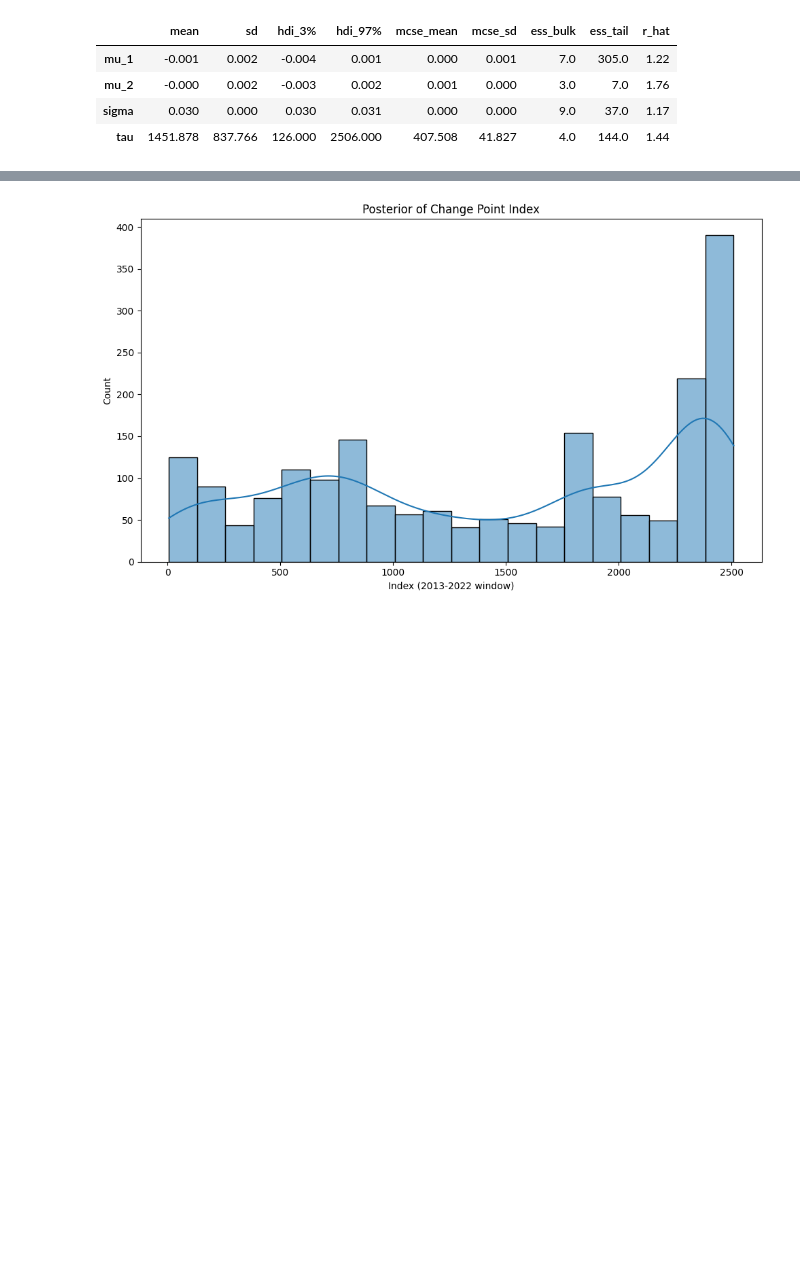
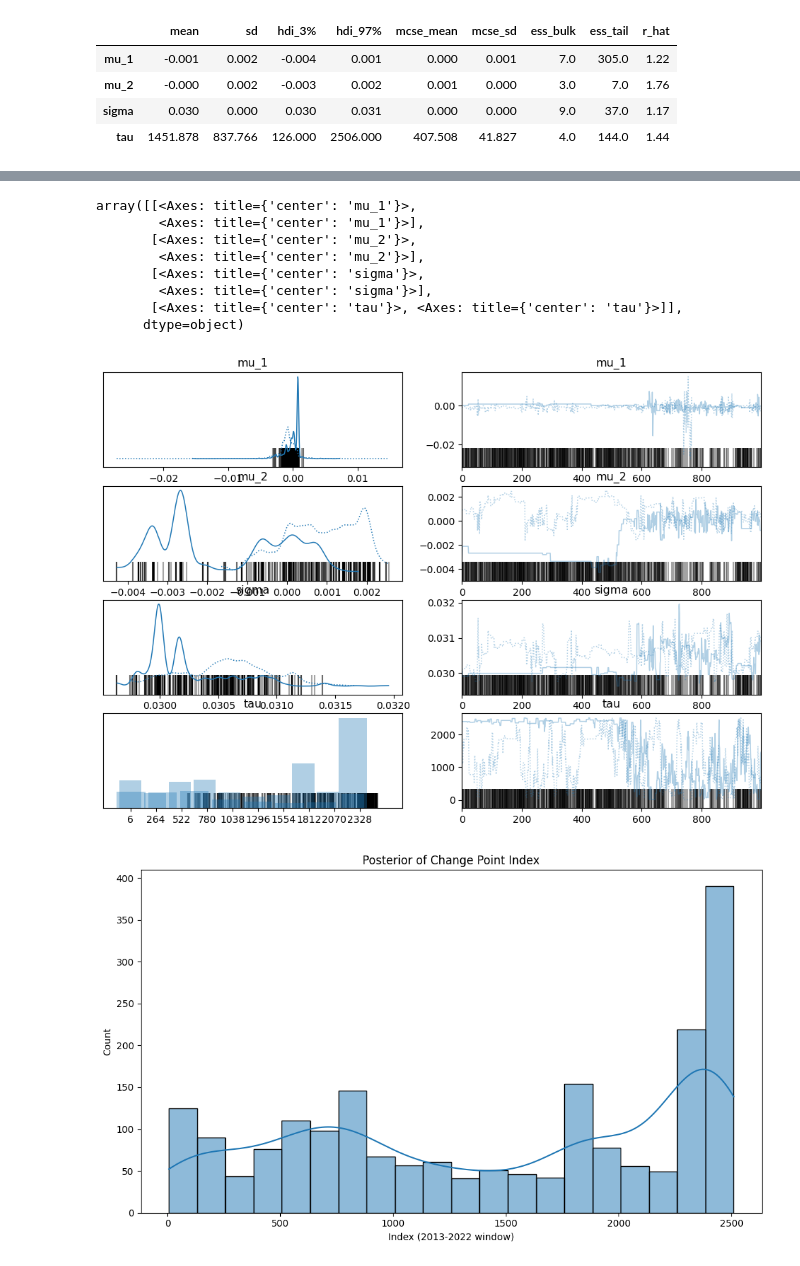
Before and after one commit to switch247/change-point-analysis, a Jupyter notebook: notebooks/02_change_point.ipynb, the cells around one changed output, grey strips where cells are left out. Cells and saved outputs as stored; diff of their text form; code cells hidden in the pictures; blank space fills up the shorter version.

Commit message:
fix(task2-3): add trace diagnostics plot, update summary/figure index, and expand dashboard setup/usage docs

```diff
--- a/notebooks/02_change_point.ipynb
+++ b/notebooks/02_change_point.ipynb
@@ -131,3 +135,17 @@ az.summary(idata, var_names=["mu_1", "mu_2", "sigma", "tau"])
+# %%
+# Trace plots for convergence diagnostics
+# diagnostics.png
+pm.plot_trace(idata, var_names=["mu_1", "mu_2", "sigma", "tau"])
+# %% [output]
+array([[<Axes: title={'center': 'mu_1'}>,
+        <Axes: title={'center': 'mu_1'}>],
+       [<Axes: title={'center': 'mu_2'}>,
+        <Axes: title={'center': 'mu_2'}>],
+       [<Axes: title={'center': 'sigma'}>,
+        <Axes: title={'center': 'sigma'}>],
+       [<Axes: title={'center': 'tau'}>, <Axes: title={'center': 'tau'}>]],
+      dtype=object)
+[figure, added]
 # %%
 # Posterior analysis (via Plotter)
 tau_samples = idata.posterior["tau"].values.flatten().astype(int)
```
Also changed, not shown: parts of 3 cells of this notebook, 3 other files.
